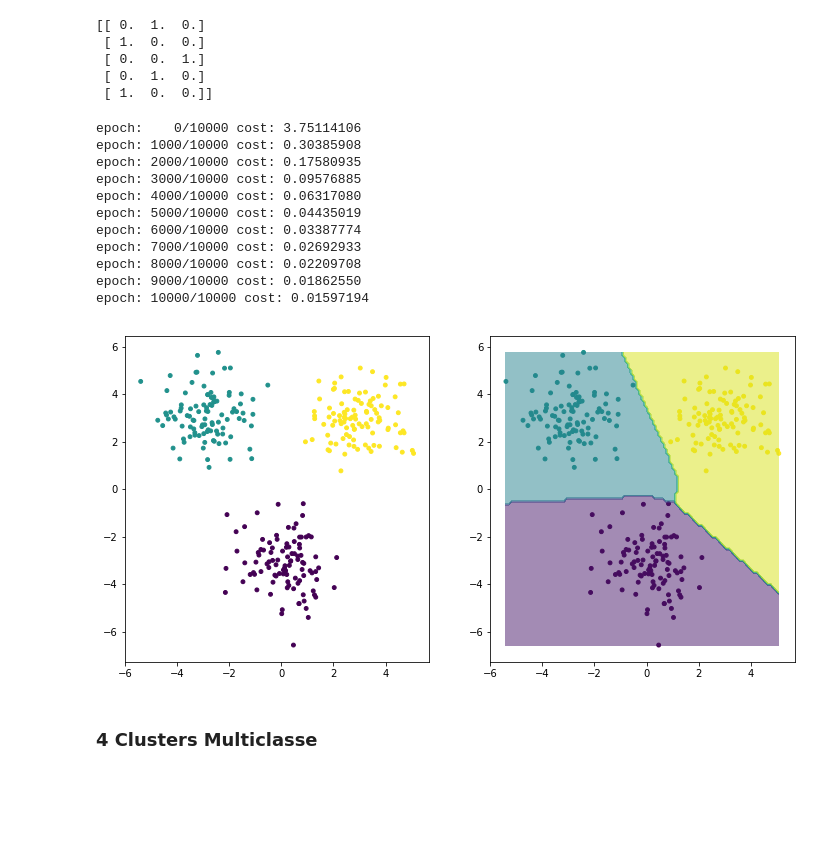
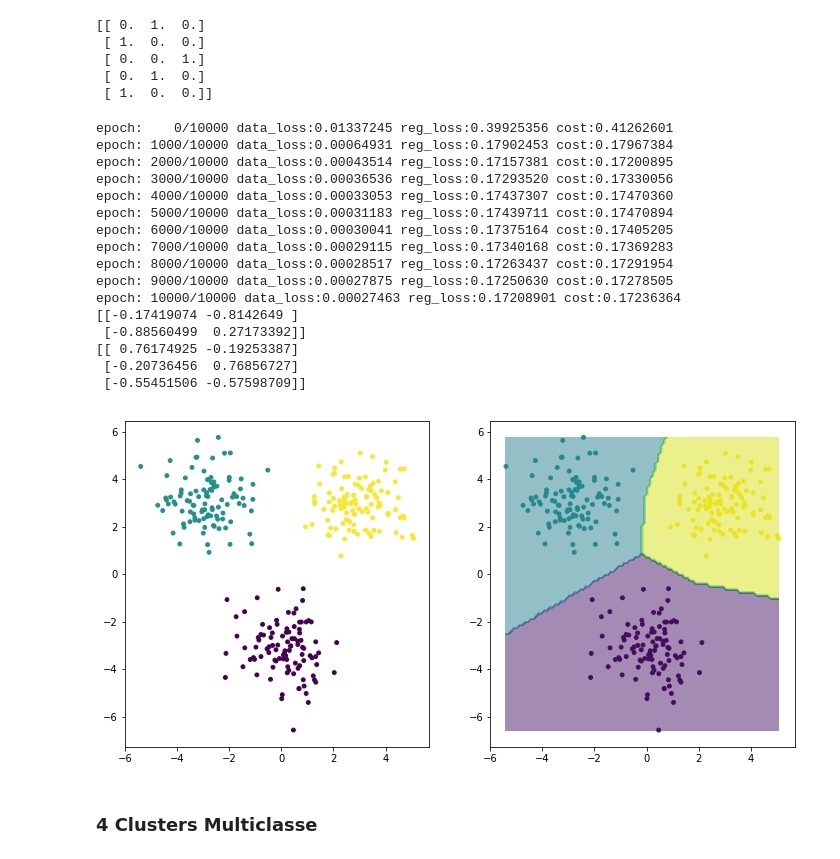
Before and after one commit to arnaldog12/Manual-Pratico-Deep-Learning, a Jupyter notebook: Rede Neural.ipynb, the cells around one changed output. Cells and saved outputs as stored; diff of their text form; code cells hidden in the pictures; blank space fills up the shorter version.

Commit message:
adiciona regularização l1 e l2 à nova implementação
- pequena correção no cálculo da data_loss

```diff
--- a/Rede Neural.ipynb
+++ b/Rede Neural.ipynb
@@ -154,3 +160,14 @@ def glorot_uniform(rows, cols):
+# %%
+def l1_regularization(weights, derivative=False):
+    if derivative:
+        weights = [np.where(w < 0, -1, w) for w in weights]
+        return [np.where(w > 0, 1, w) for w in weights]
+    return np.sum([np.sum(np.abs(w)) for w in weights])
+
+def l2_regularization(weights, derivative=False):
+    if derivative:
+        return weights
+    return np.sum([0.5*np.sum(w**2) for w in weights])
 # %% [markdown]
 # Implementação
 # %%
@@ -164,10 +181,12 @@ class Layer():
         self.dweights, self.dbiases = None, None
 
 class NeuralNetwork():
-    def __init__(self, cost_func, learning_rate=1e-3):
+    def __init__(self, cost_func, learning_rate=1e-3, reg_func=l2_regularization, reg_strength=0.0):
         self.layers = []
         self.cost_func = cost_func
         self.learning_rate = learning_rate
+        self.reg_func = reg_func
+        self.reg_strength = reg_strength
 
     def fit(self, x, y, epochs=100, verbose=10):
         for epoch in range(epochs+1):
@@ -175,8 +194,9 @@ class NeuralNetwork():
             self.__backprop(y, y_pred)
 
             if epoch % verbose == 0:
-                cost = self.cost_func(y, y_pred)
-                print("epoch: {0:=4}/{1} cost: {2:.8f}".format(epoch, epochs, cost))
+                data_loss = self.cost_func(y, y_pred)/x.shape[0]
+                reg_loss = self.reg_strength*self.reg_func([layer.weights for layer in self.layers])
+                print("epoch: {0:=4}/{1} data_loss:{2:.8f} reg_loss:{3:.8f} cost:{4:.8f}".format(epoch, epochs, data_loss, reg_loss, data_loss + reg_loss))
 
     def predict(self, x):
         return self.__feedforward(x)
@@ -197,7 +217,9 @@ class NeuralNetwork():
             layer.dweights = np.dot(dactivation.T, layer.input)
             layer.dbiases = 1.0*dactivation.sum(axis=0, keepdims=True)
 
-        for layer in reversed(self.layers):
+        dregularization = self.reg_func([layer.weights for layer in self.layers], derivative=True)
+        for layer, dreg in zip(reversed(self.layers), reversed(dregularization)):
+            layer.dweights = layer.dweights + self.reg_strength*dreg
             layer.weights = layer.weights - self.learning_rate*layer.dweights
             layer.biases = layer.biases - self.learning_rate*layer.dbiases
 # %% [markdown]
@@ -792,26 +814,34 @@ print(y_onehot[::60])
 # %%
 D_in, D_out = x.shape[1], y_onehot.shape[1]
 
-nn = NeuralNetwork(cost_func=softmax_neg_log_likelihood, learning_rate=1e-2)
+nn = NeuralNetwork(cost_func=softmax_neg_log_likelihood, learning_rate=1e-2, reg_func=l2_regularization, reg_strength=0.1)
 nn.layers.append(Layer(input_dim=D_in, output_dim=2, activation=relu))
 nn.layers.append(Layer(input_dim=2, output_dim=D_out, activation=linear))
 
 nn.fit(x, y_onehot, epochs=10000, verbose=1000)
 
+for layer in nn.layers:
+    print(layer.weights)
+
 plots.plot_data_and_predictions_3d_in_2d(x, y, is_binary=False, nn=nn)
 # %% [output]
-epoch:    0/10000 cost: 3.75114106
-epoch: 1000/10000 cost: 0.30385908
-epoch: 2000/10000 cost: 0.17580935
-epoch: 3000/10000 cost: 0.09576885
-epoch: 4000/10000 cost: 0.06317080
-epoch: 5000/10000 cost: 0.04435019
-epoch: 6000/10000 cost: 0.03387774
-epoch: 7000/10000 cost: 0.02692933
-epoch: 8000/10000 cost: 0.02209708
-epoch: 9000/10000 cost: 0.01862550
-epoch: 10000/10000 cost: 0.01597194
+epoch:    0/10000 data_loss:0.01337245 reg_loss:0.39925356 cost:0.41262601
+epoch: 1000/10000 data_loss:0.00064931 reg_loss:0.17902453 cost:0.17967384
+epoch: 2000/10000 data_loss:0.00043514 reg_loss:0.17157381 cost:0.17200895
+epoch: 3000/10000 data_loss:0.00036536 reg_loss:0.17293520 cost:0.17330056
+epoch: 4000/10000 data_loss:0.00033053 reg_loss:0.17437307 cost:0.17470360
+epoch: 5000/10000 data_loss:0.00031183 reg_loss:0.17439711 cost:0.17470894
+epoch: 6000/10000 data_loss:0.00030041 reg_loss:0.17375164 cost:0.17405205
+epoch: 7000/10000 data_loss:0.00029115 reg_loss:0.17340168 cost:0.17369283
+epoch: 8000/10000 data_loss:0.00028517 reg_loss:0.17263437 cost:0.17291954
+epoch: 9000/10000 data_loss:0.00027875 reg_loss:0.17250630 cost:0.17278505
+epoch: 10000/10000 data_loss:0.00027463 reg_loss:0.17208901 cost:0.17236364
+[[-0.17419074 -0.8142649 ]
+ [-0.88560499  0.27173392]]
+[[ 0.76174925 -0.19253387]
+ [-0.20736456  0.76856727]
+ [-0.55451506 -0.57598709]]
-[figure, old version]
+[figure, new version]
 # %% [markdown]
 ### 4 Clusters Multiclasse
 # %%
```
Also changed, not shown: parts of 22 cells of this notebook.
